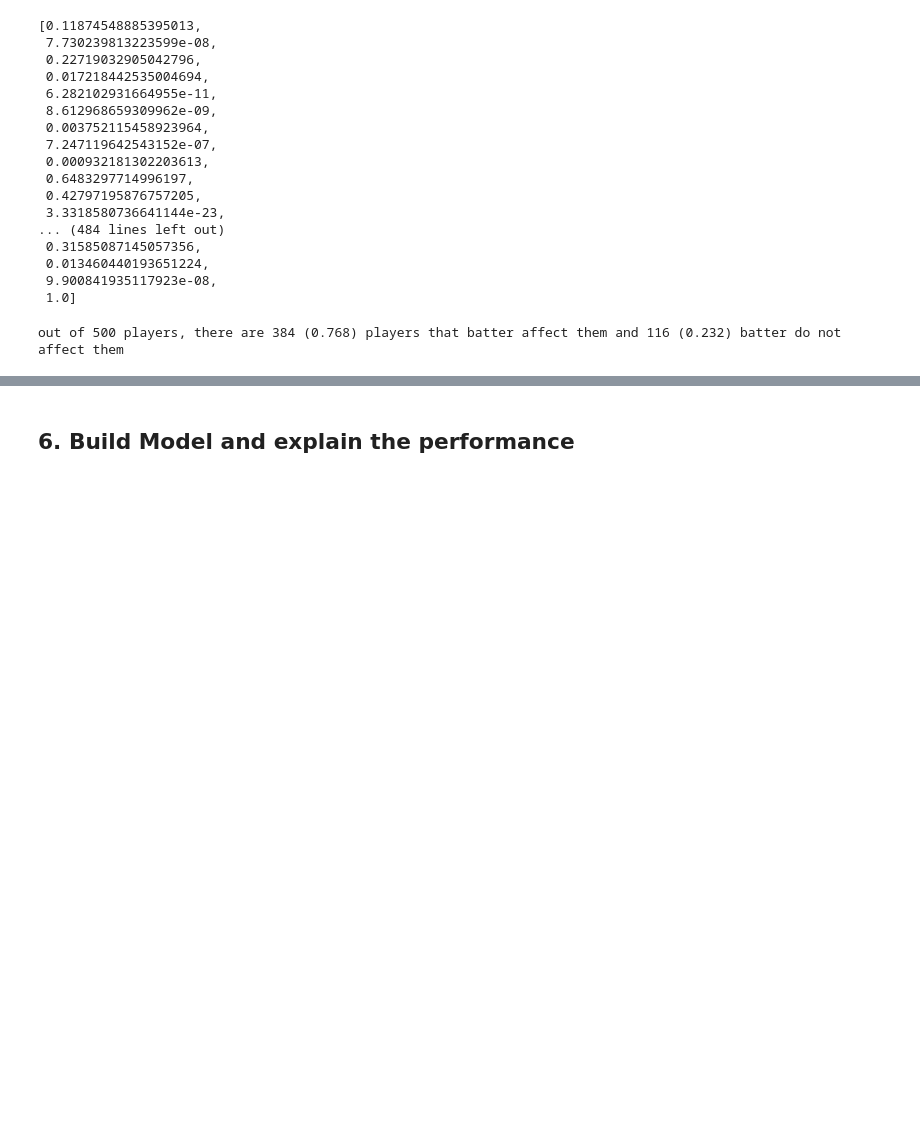
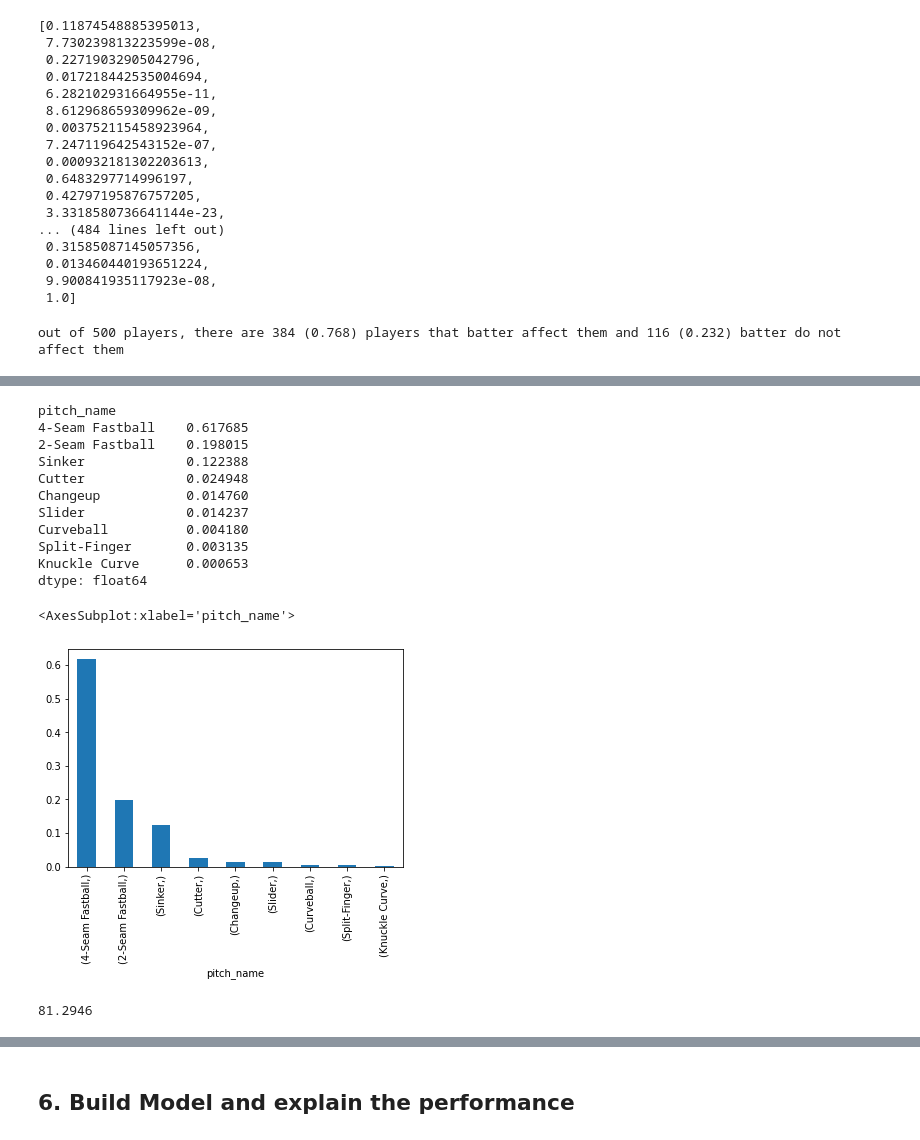
Before and after one commit to gihonglee/MLB_project, a Jupyter notebook: mlb-eda.ipynb, the cells around one changed output, grey strips where cells are left out. Drawn from its saved outputs; the diff is of its cells as text; code cells hidden in the pictures; blank space fills up the shorter version.

```diff
--- a/mlb-eda.ipynb
+++ b/mlb-eda.ipynb
@@ -624,0 +632,5 @@ out of 500 players, there are 384 (0.768) players that batter affect them and 11
+# %%
+#when the count is 3 balls and 0 strikes, typically this pitch is almost always a fastball of some sort,but lets check
+df_new = df[['release_speed', 'release_pos_z', 'pfx_x', 'pfx_z', 'plate_z', 'vy0', 'vz0', 'ax', 'ay', 'az', 'effective_speed', 'release_spin_rate', 'release_extension', 'release_pos_y', 'spin_axis', 'balls', 'strikes', 'pitch_name']].copy()
+count_3b_0s = df_new[df_new.balls == 3][df_new.strikes == 0]
+count_3b_0s.head()
@@ -624,0 +645,25 @@ out of 500 players, there are 384 (0.768) players that batter affect them and 11
+# %%
+#We see in our first 5 columns of this new df they are all fastballs.
+#lets check the true percentage
+#print the percentages of certain pitches that are thrown with a 3-0 count
+print(count_3b_0s[['pitch_name']].value_counts(normalize= True))
+count_3b_0s[['pitch_name']].value_counts(normalize= True).plot(kind = 'bar')
+# %% [output]
+pitch_name
+4-Seam Fastball    0.617685
+2-Seam Fastball    0.198015
+Sinker             0.122388
+Cutter             0.024948
+Changeup           0.014760
+Slider             0.014237
+Curveball          0.004180
+Split-Finger       0.003135
+Knuckle Curve      0.000653
+dtype: float64
+<AxesSubplot:xlabel='pitch_name'>
+[figure, added]
+# %%
+three_0_fb_percentage = 61.5644 + 19.7302
+print(three_0_fb_percentage)
+# %% [output]
+81.2946
```
Also changed, not shown: parts of 68 cells of this notebook, 1 other file.
